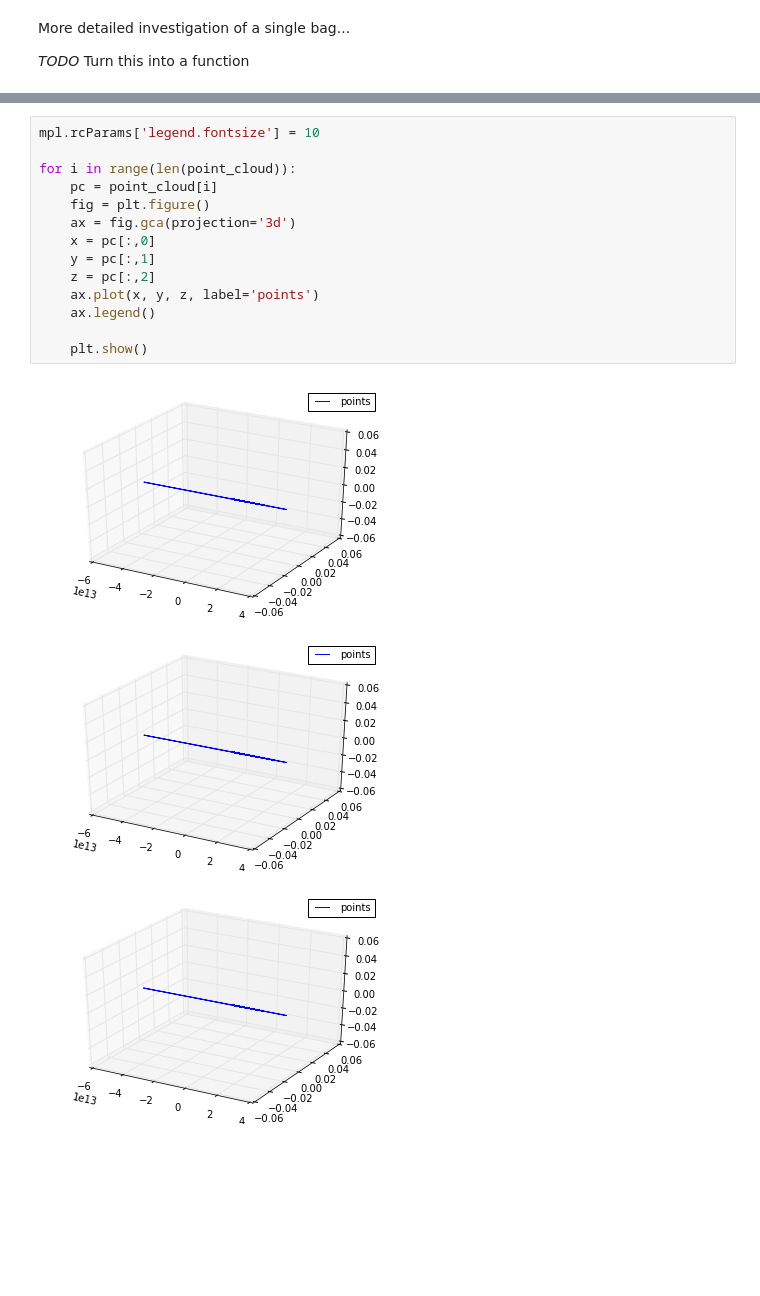
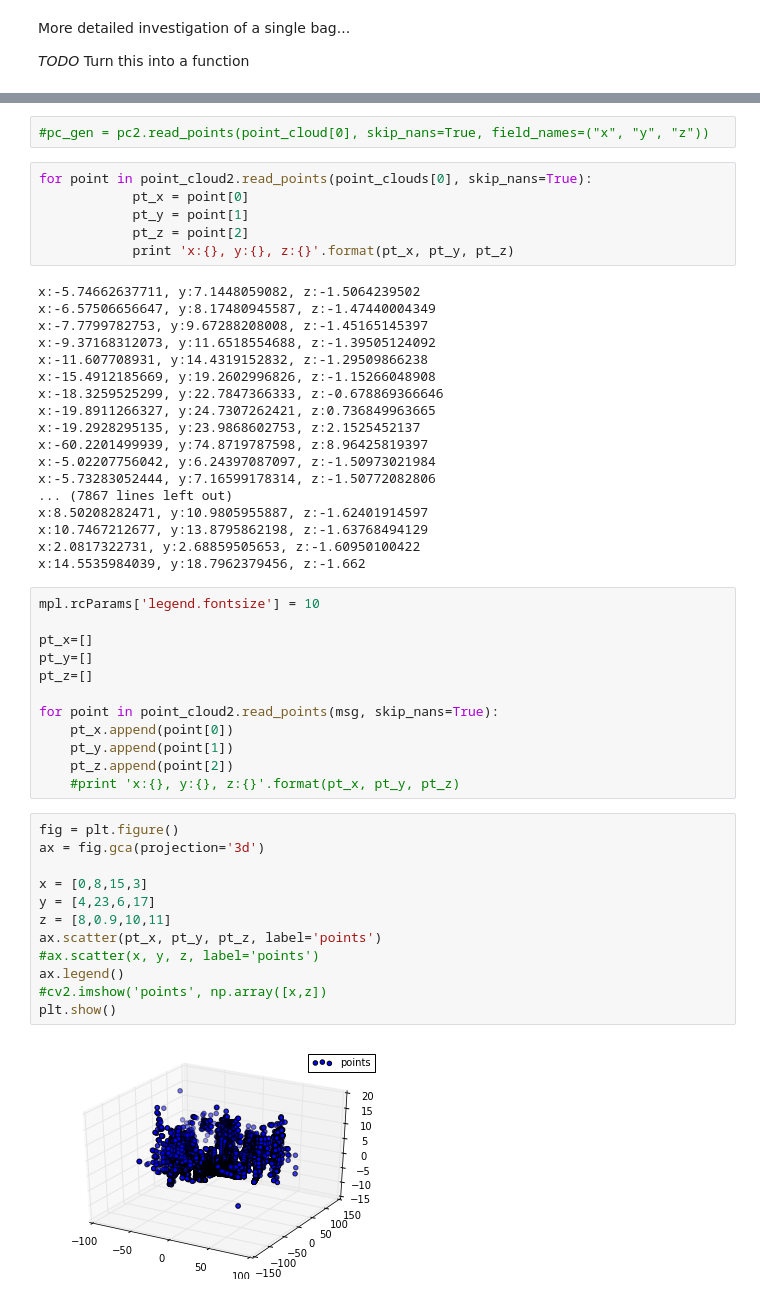
Before and after one commit to markstrefford/didi-sdc-challenge-2017, a Jupyter notebook: explore_udacity_didi_data.ipynb, the cells around one changed output, grey strips where cells are left out. Saved outputs shown, nothing was run; the diff lists cells and outputs as text; blank space fills up the shorter version.

Commit message:
Working point clouds from rosbag

```diff
--- a/explore_udacity_didi_data.ipynb
+++ b/explore_udacity_didi_data.ipynb
@@ -124,18 +187,52 @@ print point_cloud[0].shape
+# %%
+#pc_gen = pc2.read_points(point_cloud[0], skip_nans=True, field_names=("x", "y", "z"))
+# %%
+for point in point_cloud2.read_points(point_clouds[0], skip_nans=True):
+            pt_x = point[0]
+            pt_y = point[1]
+            pt_z = point[2]
+            print 'x:{}, y:{}, z:{}'.format(pt_x, pt_y, pt_z)
+# %% [output]
+x:-5.74662637711, y:7.1448059082, z:-1.5064239502
+x:-6.57506656647, y:8.17480945587, z:-1.47440004349
+x:-7.7799782753, y:9.67288208008, z:-1.45165145397
+x:-9.37168312073, y:11.6518554688, z:-1.39505124092
+x:-11.607708931, y:14.4319152832, z:-1.29509866238
+x:-15.4912185669, y:19.2602996826, z:-1.15266048908
+x:-18.3259525299, y:22.7847366333, z:-0.678869366646
+x:-19.8911266327, y:24.7307262421, z:0.736849963665
+x:-19.2928295135, y:23.9868602753, z:2.1525452137
+x:-60.2201499939, y:74.8719787598, z:8.96425819397
+x:-5.02207756042, y:6.24397087097, z:-1.50973021984
+x:-5.73283052444, y:7.16599178314, z:-1.50772082806
+... (7867 lines left out)
+x:8.50208282471, y:10.9805955887, z:-1.62401914597
+x:10.7467212677, y:13.8795862198, z:-1.63768494129
+x:2.0817322731, y:2.68859505653, z:-1.60950100422
+x:14.5535984039, y:18.7962379456, z:-1.662
+# %%
+mpl.rcParams['legend.fontsize'] = 10
+
+pt_x=[]
+pt_y=[]
+pt_z=[]
+
+for point in point_cloud2.read_points(msg, skip_nans=True):
+    pt_x.append(point[0])
+    pt_y.append(point[1])
+    pt_z.append(point[2])
+    #print 'x:{}, y:{}, z:{}'.format(pt_x, pt_y, pt_z)
 # %%
-mpl.rcParams['legend.fontsize'] = 10
+fig = plt.figure()
+ax = fig.gca(projection='3d')
 
-for i in range(len(point_cloud)):
-    pc = point_cloud[i]
-    fig = plt.figure()
-    ax = fig.gca(projection='3d')
-    x = pc[:,0]
-    y = pc[:,1]
-    z = pc[:,2]
-    ax.plot(x, y, z, label='points')
-    ax.legend()
-
-    plt.show()
+x = [0,8,15,3]
+y = [4,23,6,17]
+z = [8,0.9,10,11]
+ax.scatter(pt_x, pt_y, pt_z, label='points')
+#ax.scatter(x, y, z, label='points')
+ax.legend()
+#cv2.imshow('points', np.array([x,z])
+plt.show()
 # %% [output]
-[figure, old version]
+[figure, new version]
-[figure, removed]
-[figure, removed]
```
Also changed, not shown: parts of 11 cells of this notebook, 4 other files.
